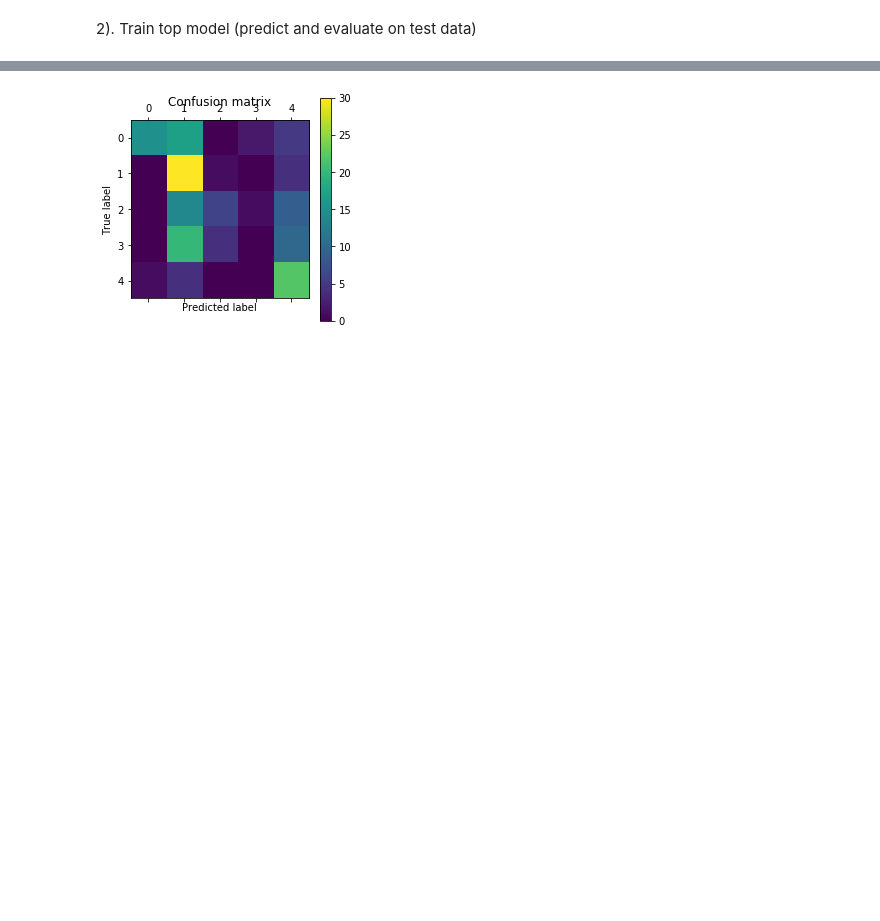
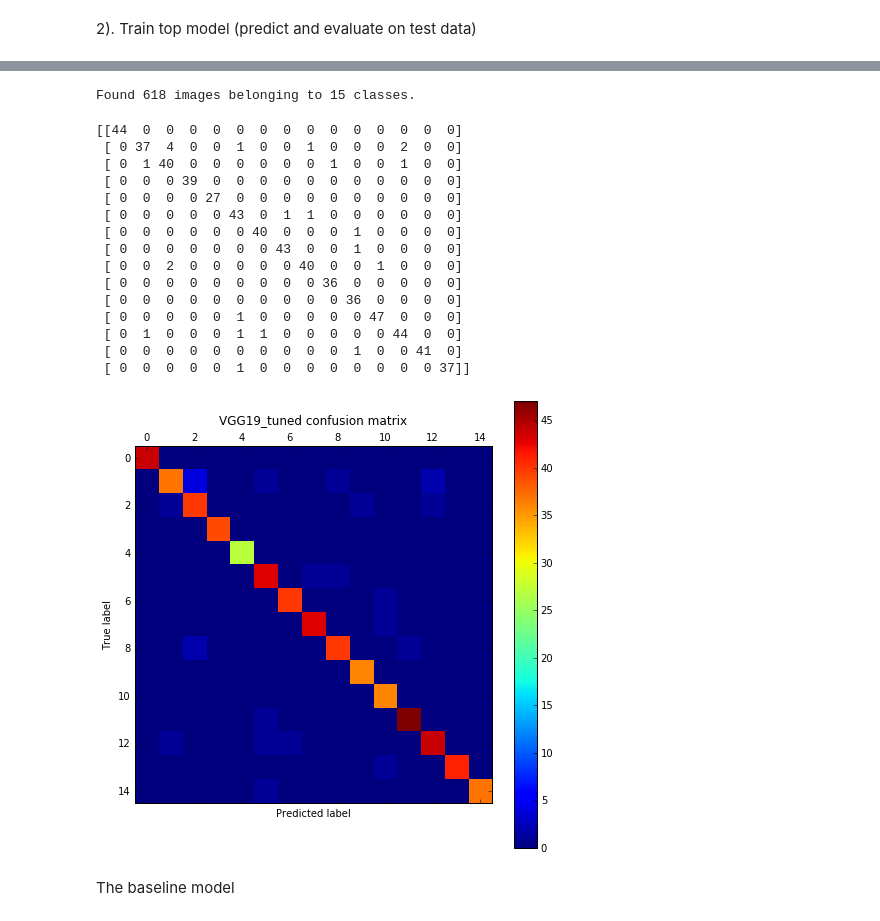
Before and after one commit to sleire/02456-deep-learning, a Jupyter notebook: Stanford_cars_ConvNet.ipynb, the cells around one changed output, grey strips where cells are left out. Drawn from its saved outputs; the diff is of its cells as text; code cells hidden in the pictures; blank space fills up the shorter version.

Commit message:
Model for 15 classes

```diff
--- a/Stanford_cars_ConvNet.ipynb
+++ b/Stanford_cars_ConvNet.ipynb
@@ -137,7 +125,7 @@ for subfolder_name in class_names:
     os.makedirs(os.path.join('validation', subfolder_name))
 # %%
 # define list with train, test validation groups to be used when storing cropped files below
-group = ['train', 'test', 'validation']
+group = ['train', 'validation']
 # %%
 # crop all images in the data set based on bounding boxes and store in train, validation and test folders
 for i in range(16185):
@@ -424,0 +520,11 @@ plt.show()
+# %%
+# used the saved model for predicting classes
+vgg16_tuned = load_model('vgg16_tuned.h5')
+
+test_datagen = ImageDataGenerator(rescale = 1./255)
+
+test_generator = test_datagen.flow_from_directory(
+    validation_data_dir,
+    target_size = (img_height, img_width),
+    batch_size = batch_size,
+    shuffle = False)
@@ -563,10 +766,55 @@ print(m)
+# %%
+# used the saved model for predicting classes
+vgg19_tuned = load_model('vgg19_tuned.h5')
+
+test_datagen = ImageDataGenerator(rescale = 1./255)
+
+test_generator = test_datagen.flow_from_directory(
+    validation_data_dir,
+    target_size = (img_height, img_width),
+    batch_size = batch_size,
+    shuffle = False)
+# %% [output]
+Found 618 images belonging to 15 classes.
 # %%
-# plot confusion matrix
-plt.matshow(m)
-plt.title('Confusion matrix')
+pr = vgg19_tuned.predict_generator(test_generator, steps = 618)
+
+# list with predicted classes
+predict = []
+for i in range(618):
+    predict.append(pr[i].argmax(axis = 0))
+
+# list with actual classes
+actual = test_generator.classes
+
+# confusion matrix
+m = confusion_matrix(actual, predict)
+print(m)
+
+# plot the confusion matrix
+plt.figure(figsize=(8,8))
+plt.matshow(m, fignum=1)
+plt.title('VGG19_tuned confusion matrix')
 plt.colorbar()
 plt.ylabel('True label')
 plt.xlabel('Predicted label')
 plt.show()
 # %% [output]
+[[44  0  0  0  0  0  0  0  0  0  0  0  0  0  0]
+ [ 0 37  4  0  0  1  0  0  1  0  0  0  2  0  0]
+ [ 0  1 40  0  0  0  0  0  0  1  0  0  1  0  0]
+ [ 0  0  0 39  0  0  0  0  0  0  0  0  0  0  0]
+ [ 0  0  0  0 27  0  0  0  0  0  0  0  0  0  0]
+ [ 0  0  0  0  0 43  0  1  1  0  0  0  0  0  0]
+ [ 0  0  0  0  0  0 40  0  0  0  1  0  0  0  0]
+ [ 0  0  0  0  0  0  0 43  0  0  1  0  0  0  0]
+ [ 0  0  2  0  0  0  0  0 40  0  0  1  0  0  0]
+ [ 0  0  0  0  0  0  0  0  0 36  0  0  0  0  0]
+ [ 0  0  0  0  0  0  0  0  0  0 36  0  0  0  0]
+ [ 0  0  0  0  0  1  0  0  0  0  0 47  0  0  0]
+ [ 0  1  0  0  0  1  1  0  0  0  0  0 44  0  0]
+ [ 0  0  0  0  0  0  0  0  0  0  1  0  0 41  0]
+ [ 0  0  0  0  0  1  0  0  0  0  0  0  0  0 37]]
-[figure, old version]
+[figure, new version]
+# %% [markdown]
+The baseline model
```
Also changed, not shown: parts of 57 cells of this notebook.
